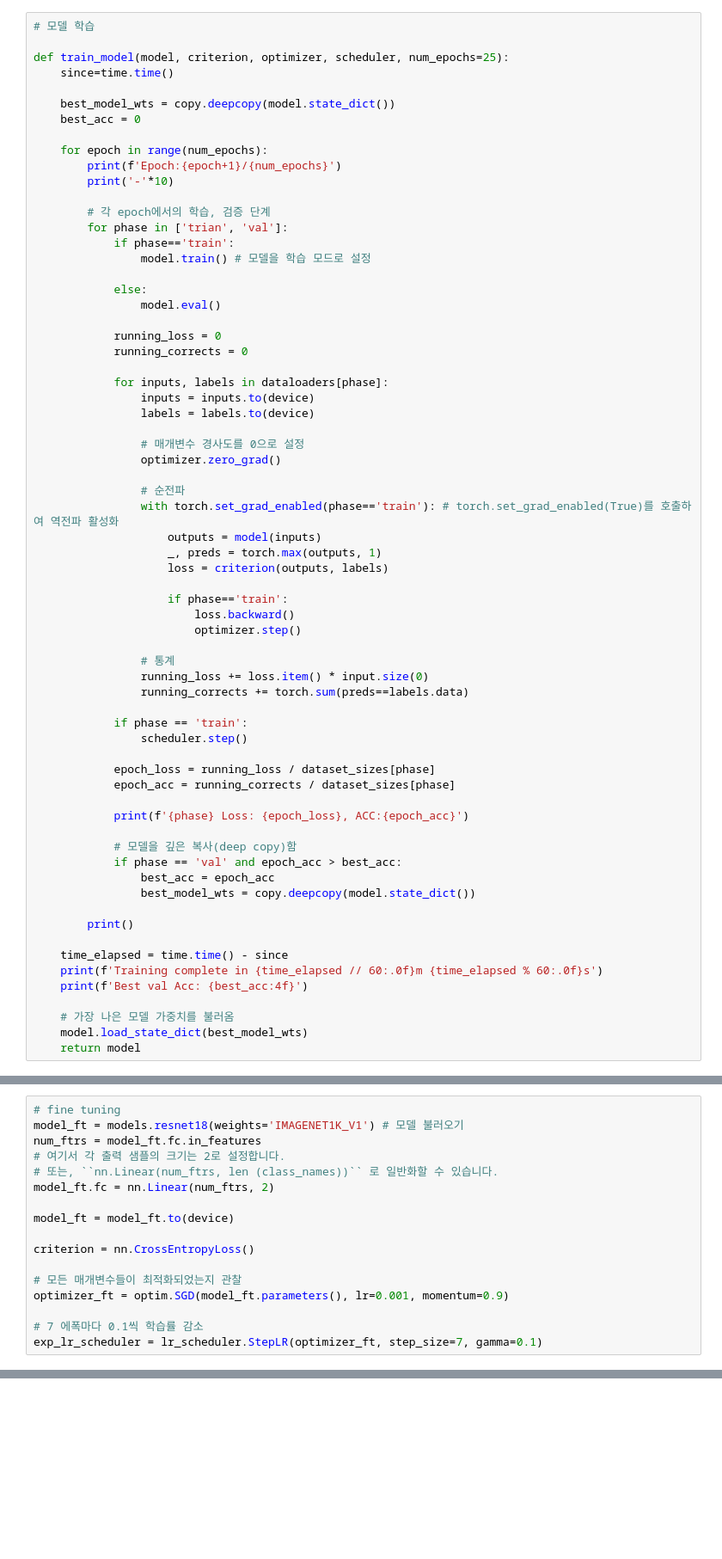
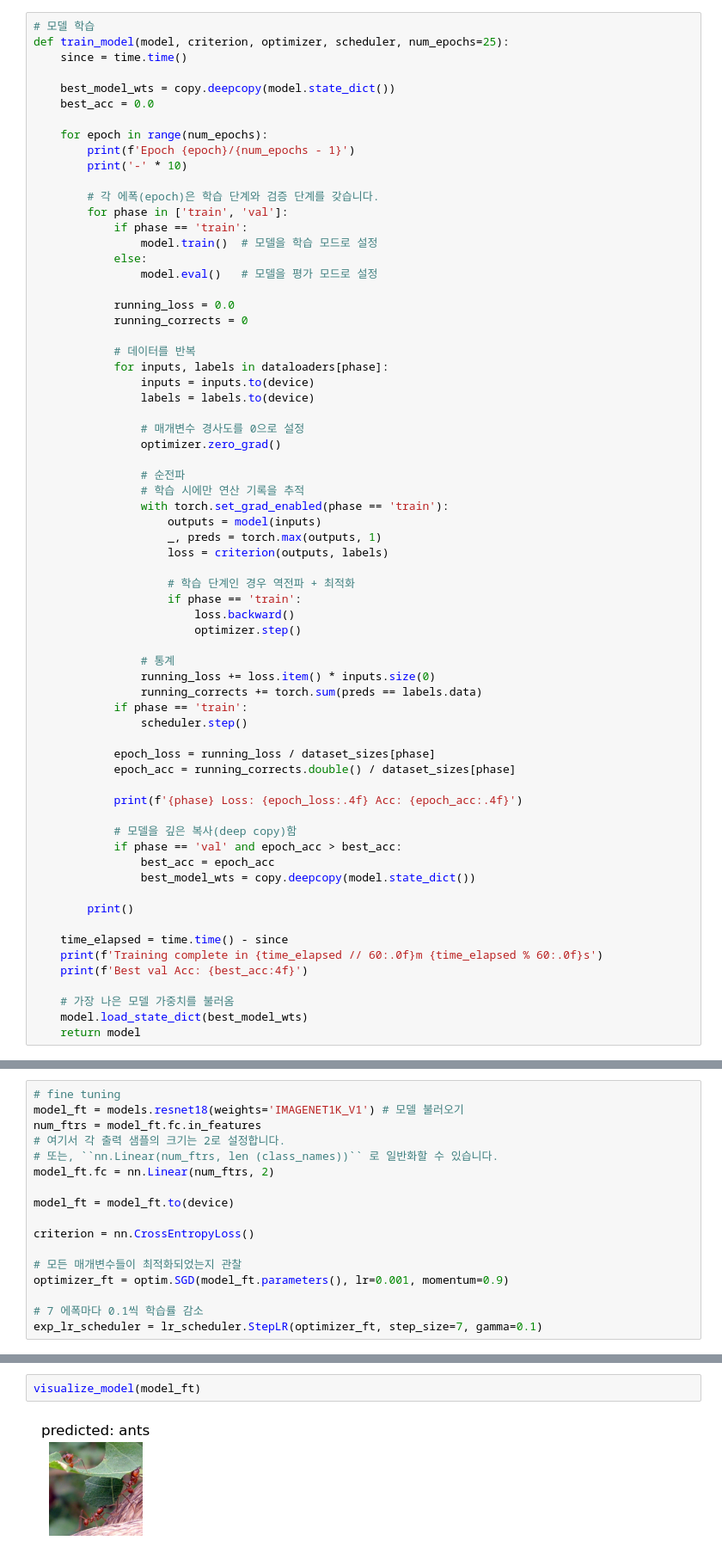
Before and after one commit to hongseoi/DeepLearning_prac, a Jupyter notebook: pytorch_tutorial/cv_transfer_learning.ipynb, the cells around one changed output, grey strips where cells are left out. Shown at 86% size. Cells and saved outputs as stored; diff of their text form; blank space fills up the shorter version.

```diff
--- a/pytorch_tutorial/cv_transfer_learning.ipynb
+++ b/pytorch_tutorial/cv_transfer_learning.ipynb
@@ -89,28 +89,27 @@ imshow(out, title=[class_names[x] for x in classes])
 [figure]
 # %%
 # 모델 학습
-
 def train_model(model, criterion, optimizer, scheduler, num_epochs=25):
-    since=time.time()
+    since = time.time()
 
     best_model_wts = copy.deepcopy(model.state_dict())
-    best_acc = 0
+    best_acc = 0.0
 
     for epoch in range(num_epochs):
-        print(f'Epoch:{epoch+1}/{num_epochs}')
-        print('-'*10)
+        print(f'Epoch {epoch}/{num_epochs - 1}')
+        print('-' * 10)
 
-        # 각 epoch에서의 학습, 검증 단계
-        for phase in ['trian', 'val']:
-            if phase=='train':
-                model.train() # 모델을 학습 모드로 설정
+        # 각 에폭(epoch)은 학습 단계와 검증 단계를 갖습니다.
+        for phase in ['train', 'val']:
+            if phase == 'train':
+                model.train()  # 모델을 학습 모드로 설정
+            else:
+                model.eval()   # 모델을 평가 모드로 설정
 
-            else:
-                model.eval()
-
-            running_loss = 0
+            running_loss = 0.0
             running_corrects = 0
 
+            # 데이터를 반복
             for inputs, labels in dataloaders[phase]:
                 inputs = inputs.to(device)
                 labels = labels.to(device)
@@ -119,26 +118,27 @@ def train_model(model, criterion, optimizer, scheduler, num_epochs=25):
                 optimizer.zero_grad()
 
                 # 순전파
-                with torch.set_grad_enabled(phase=='train'): # torch.set_grad_enabled(True)를 호출하여 역전파 활성화
+                # 학습 시에만 연산 기록을 추적
+                with torch.set_grad_enabled(phase == 'train'):
                     outputs = model(inputs)
                     _, preds = torch.max(outputs, 1)
                     loss = criterion(outputs, labels)
 
-                    if phase=='train':
+                    # 학습 단계인 경우 역전파 + 최적화
+                    if phase == 'train':
                         loss.backward()
                         optimizer.step()
 
                 # 통계
-                running_loss += loss.item() * input.size(0)
-                running_corrects += torch.sum(preds==labels.data)
-
+                running_loss += loss.item() * inputs.size(0)
+                running_corrects += torch.sum(preds == labels.data)
             if phase == 'train':
                 scheduler.step()
 
             epoch_loss = running_loss / dataset_sizes[phase]
-            epoch_acc = running_corrects / dataset_sizes[phase]
+            epoch_acc = running_corrects.double() / dataset_sizes[phase]
 
-            print(f'{phase} Loss: {epoch_loss}, ACC:{epoch_acc}')
+            print(f'{phase} Loss: {epoch_loss:.4f} Acc: {epoch_acc:.4f}')
 
             # 모델을 깊은 복사(deep copy)함
             if phase == 'val' and epoch_acc > best_acc:
@@ -205,0 +222,4 @@ AttributeError: module 'copy' has no attribute 'deepopy'
+# %%
+visualize_model(model_ft)
+# %% [output]
+[figure, added]
```
Also changed, not shown: parts of 5 cells of this notebook, 4 other files.
